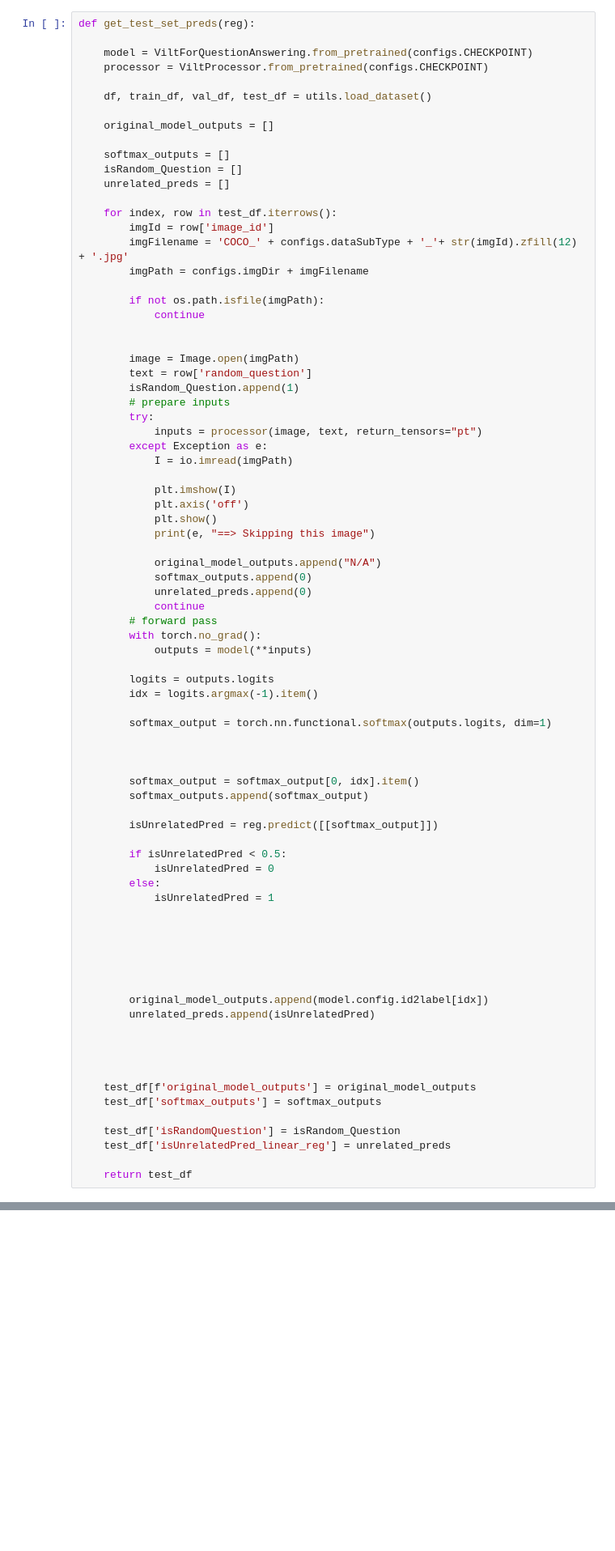
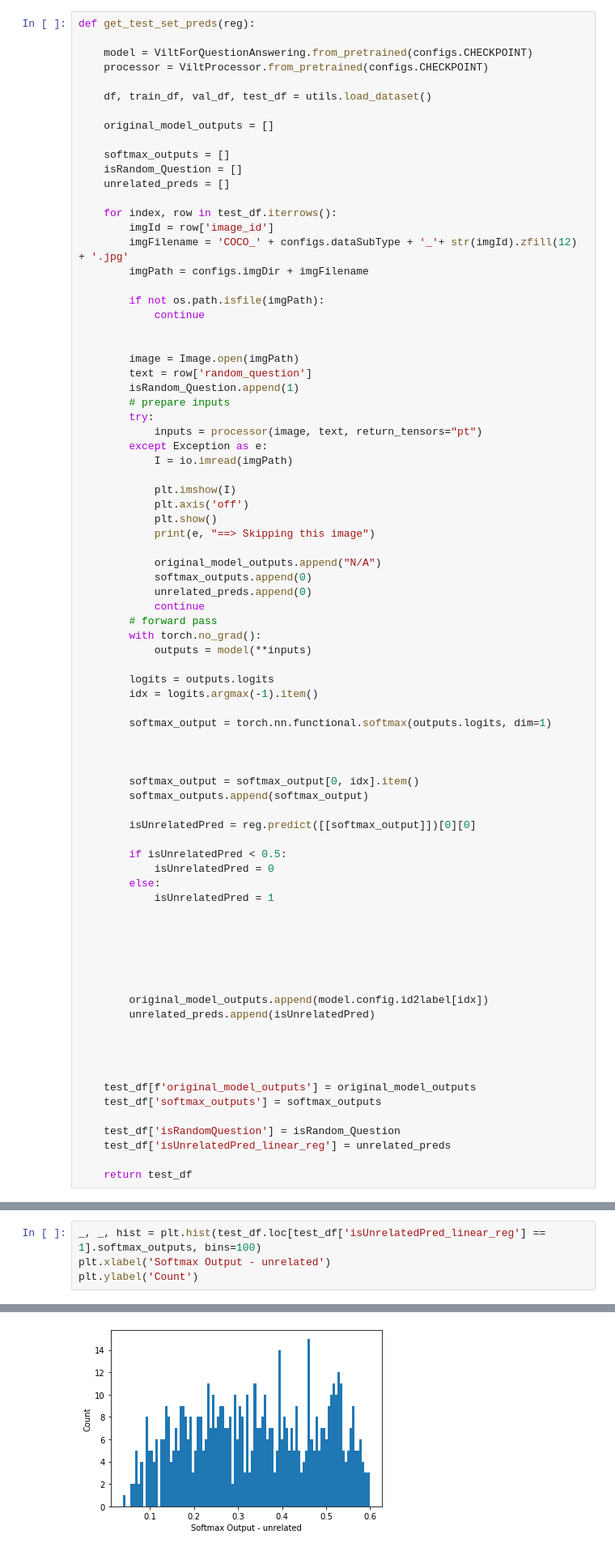
Before and after one commit to tanushreebanerjee/iw-spring-23, a Jupyter notebook: utils/abstain_softmax_linear_classifier.ipynb, the cells around one changed output, grey strips where cells are left out. Shown at 81% size. Saved outputs shown, nothing was run; the diff lists cells and outputs as text; blank space fills up the shorter version.

```diff
--- a/utils/abstain_softmax_linear_classifier.ipynb
+++ b/utils/abstain_softmax_linear_classifier.ipynb
@@ -185,7 +107,7 @@ def get_test_set_preds(reg):
         softmax_output = softmax_output[0, idx].item()
         softmax_outputs.append(softmax_output)
 
-        isUnrelatedPred = reg.predict([[softmax_output]])
+        isUnrelatedPred = reg.predict([[softmax_output]])[0][0]
 
         if isUnrelatedPred < 0.5:
             isUnrelatedPred = 0
@@ -222,0 +180,5 @@ Unsupported number of image dimensions: 2 ==> Skipping this image
+# %%
+_, _, hist = plt.hist(test_df.loc[test_df['isUnrelatedPred_linear_reg'] == 1].softmax_outputs, bins=100)
+plt.xlabel('Softmax Output - unrelated')
+plt.ylabel('Count')
+# %% [output]
@@ -222,0 +186 @@ Unsupported number of image dimensions: 2 ==> Skipping this image
+[figure, added]
```
Also changed, not shown: parts of 20 cells of this notebook, 3 other files.
